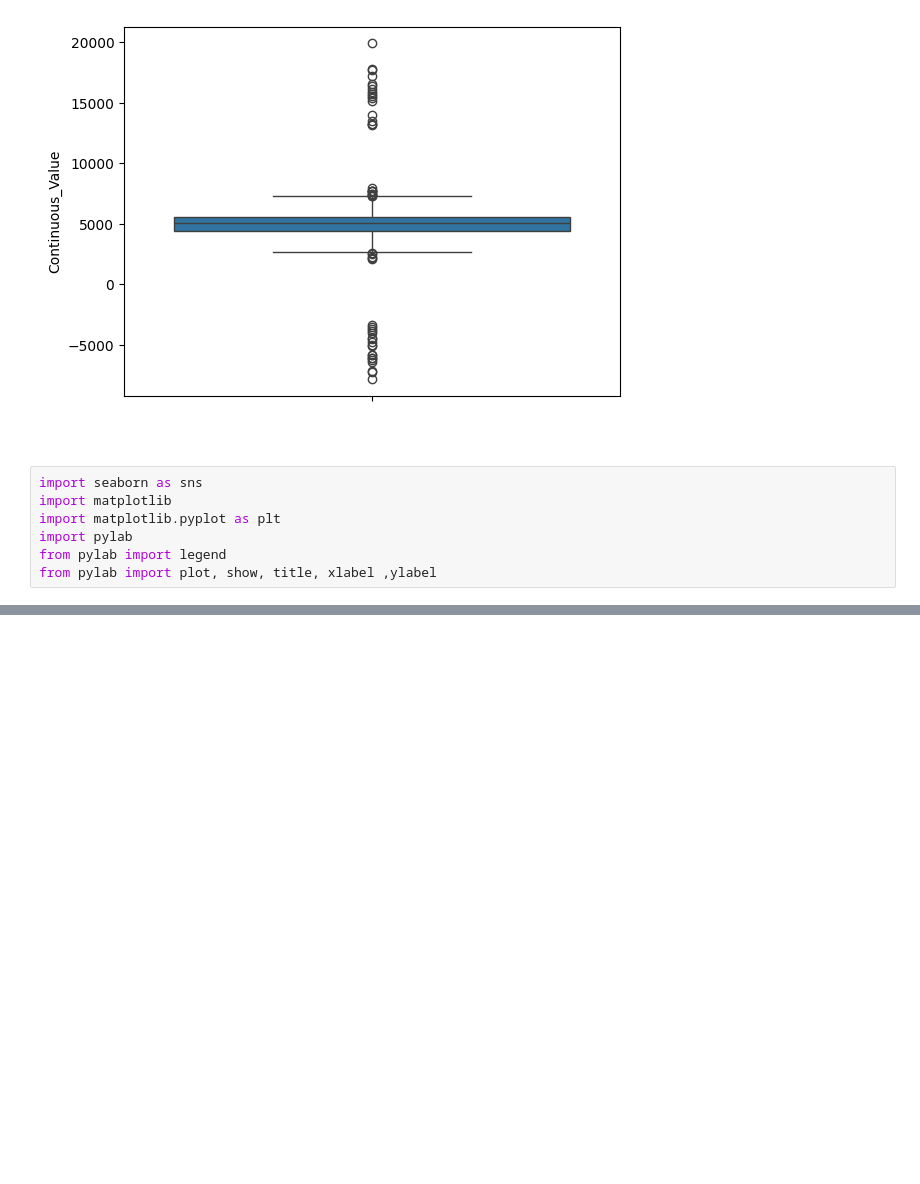
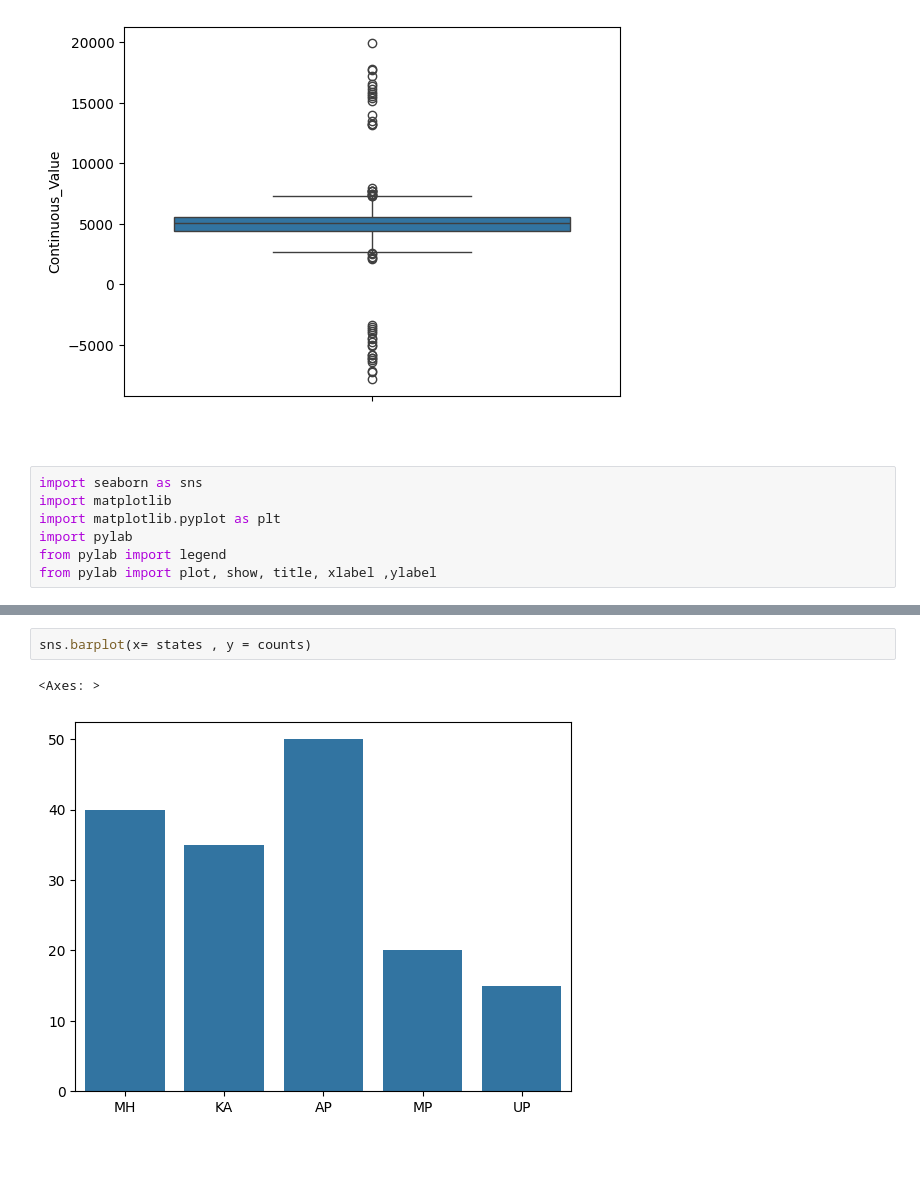
Before and after one commit to devdatta1429/BDA_Assignments, a Jupyter notebook: Stats/Day_7_stats_25_05.ipynb, the cells around one changed output, grey strips where cells are left out. Drawn from its saved outputs; the diff is of its cells as text; blank space fills up the shorter version.

```diff
--- a/Stats/Day_7_stats_25_05.ipynb
+++ b/Stats/Day_7_stats_25_05.ipynb
@@ -549,0 +563,7 @@ from pylab import plot, show, title, xlabel ,ylabel
+# %%
+sns.barplot(x= states , y = counts)
+# %% [output]
+<Axes: >
+[figure, added]
+# %% [markdown]
+#
```
Also changed, not shown: parts of 16 cells of this notebook.
